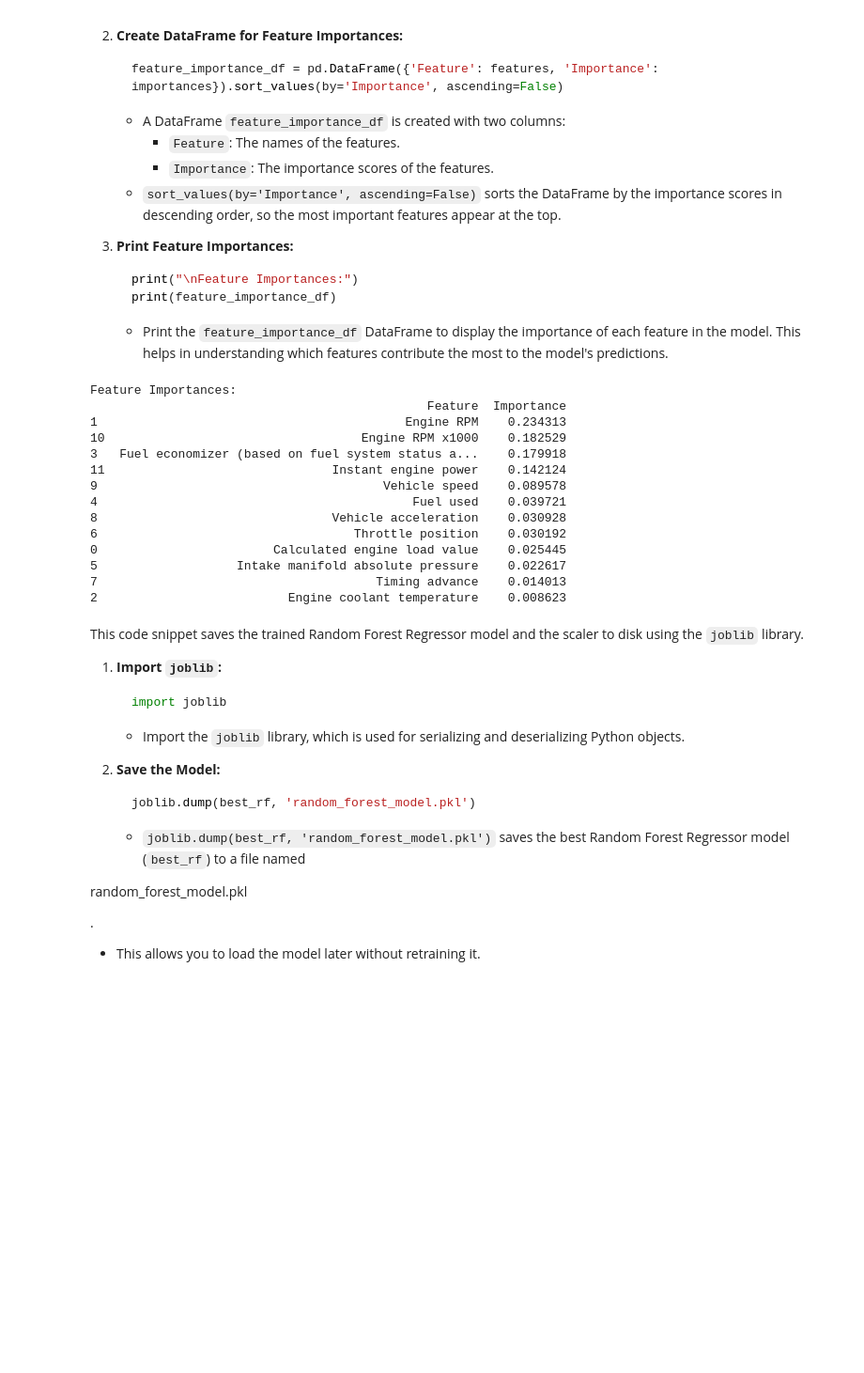
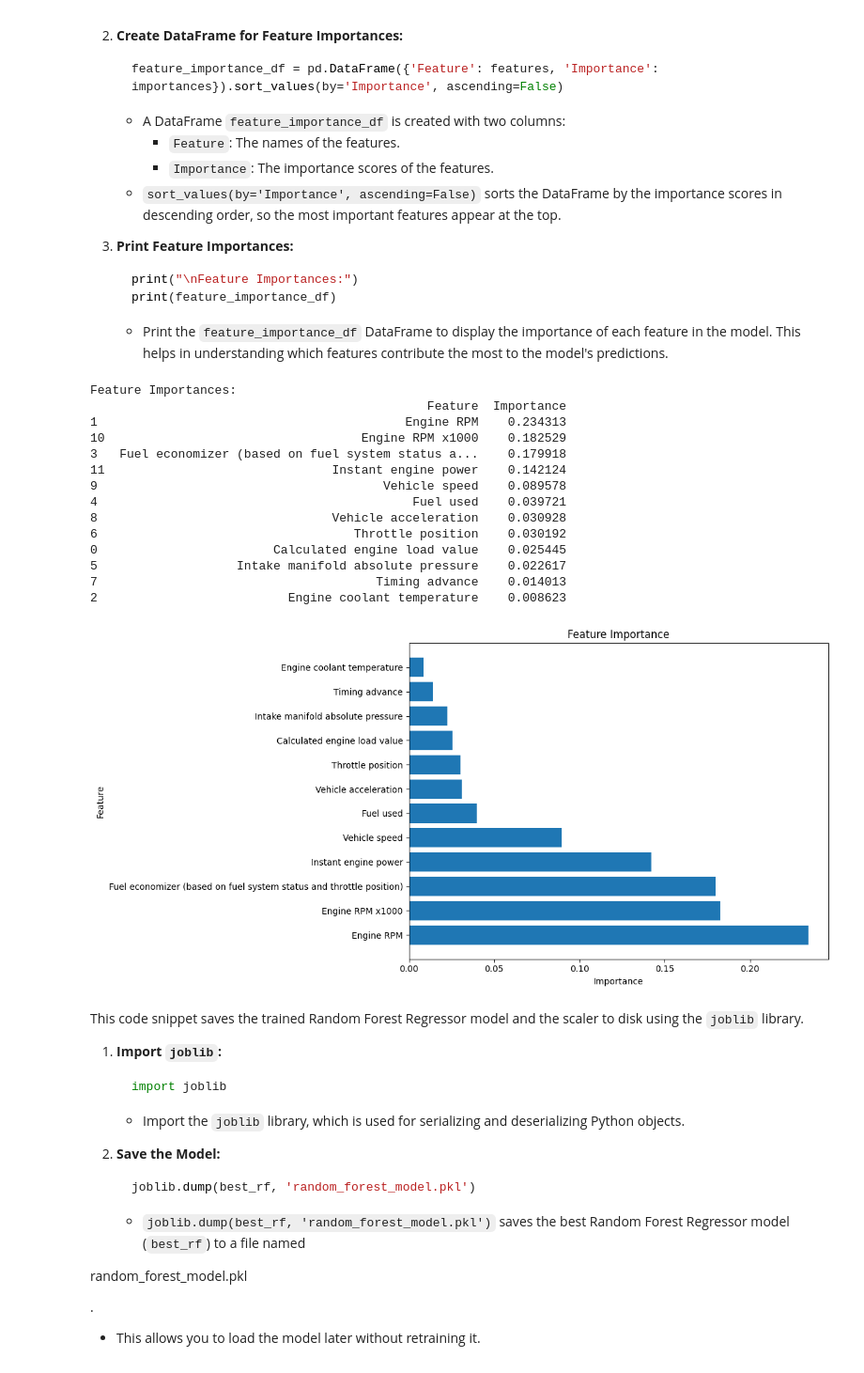
Before and after one commit to YagizEbil/DSA210_yagiz, a Jupyter notebook: dsa210.ipynb, the cells around one changed output. Shown at 94% size. Drawn from its saved outputs; the diff is of its cells as text; code cells hidden in the pictures; blank space fills up the shorter version.

```diff
--- a/dsa210.ipynb
+++ b/dsa210.ipynb
@@ -923,25 +924,36 @@ Best R-squared after tuning: 0.700955107345115
 # %%
 # Feature importance
 importances = best_rf.feature_importances_
 feature_importance_df = pd.DataFrame({'Feature': features, 'Importance': importances}).sort_values(by='Importance', ascending=False)
 
 print("\nFeature Importances:")
 print(feature_importance_df)
+
+#plot feature importance bar chart
+plt.figure(figsize=(12, 6))
+plt.barh(feature_importance_df['Feature'], feature_importance_df['Importance'])
+plt.xlabel('Importance')
+plt.ylabel('Feature')
+plt.title('Feature Importance')
+plt.tight_layout()
+plt.savefig('images/feature_importance.png')
+plt.show()
 # %% [output]
 Feature Importances:
                                               Feature  Importance
 1                                          Engine RPM    0.234313
 10                                   Engine RPM x1000    0.182529
 3   Fuel economizer (based on fuel system status a...    0.179918
 11                               Instant engine power    0.142124
 9                                       Vehicle speed    0.089578
 4                                           Fuel used    0.039721
 8                                Vehicle acceleration    0.030928
 6                                   Throttle position    0.030192
 0                        Calculated engine load value    0.025445
 5                   Intake manifold absolute pressure    0.022617
 7                                      Timing advance    0.014013
 2                          Engine coolant temperature    0.008623
+[figure, added]
 # %% [markdown]
 This code snippet saves the trained Random Forest Regressor model and the scaler to disk using the `joblib` library.
 
```
Also changed, not shown: parts of 1 cell of this notebook, 4 other files.
